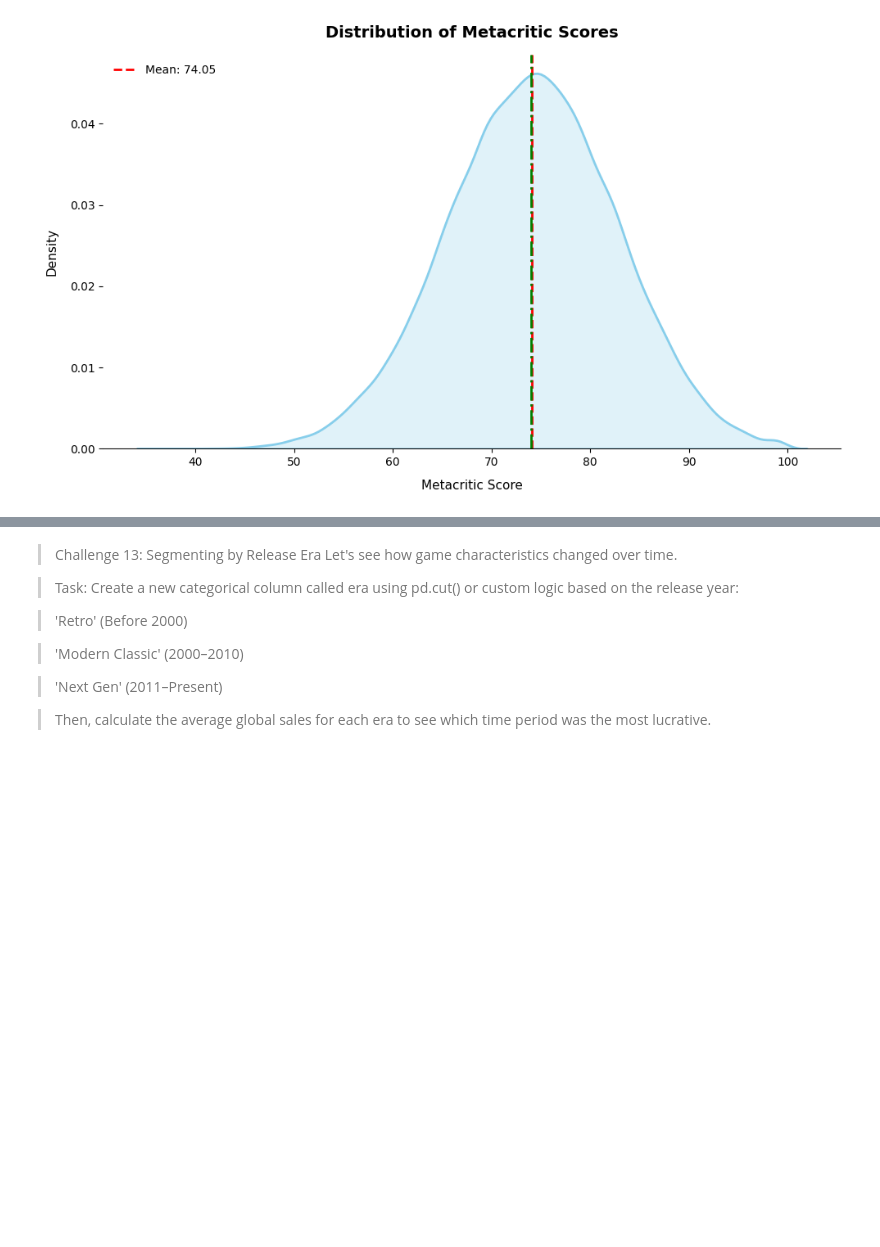
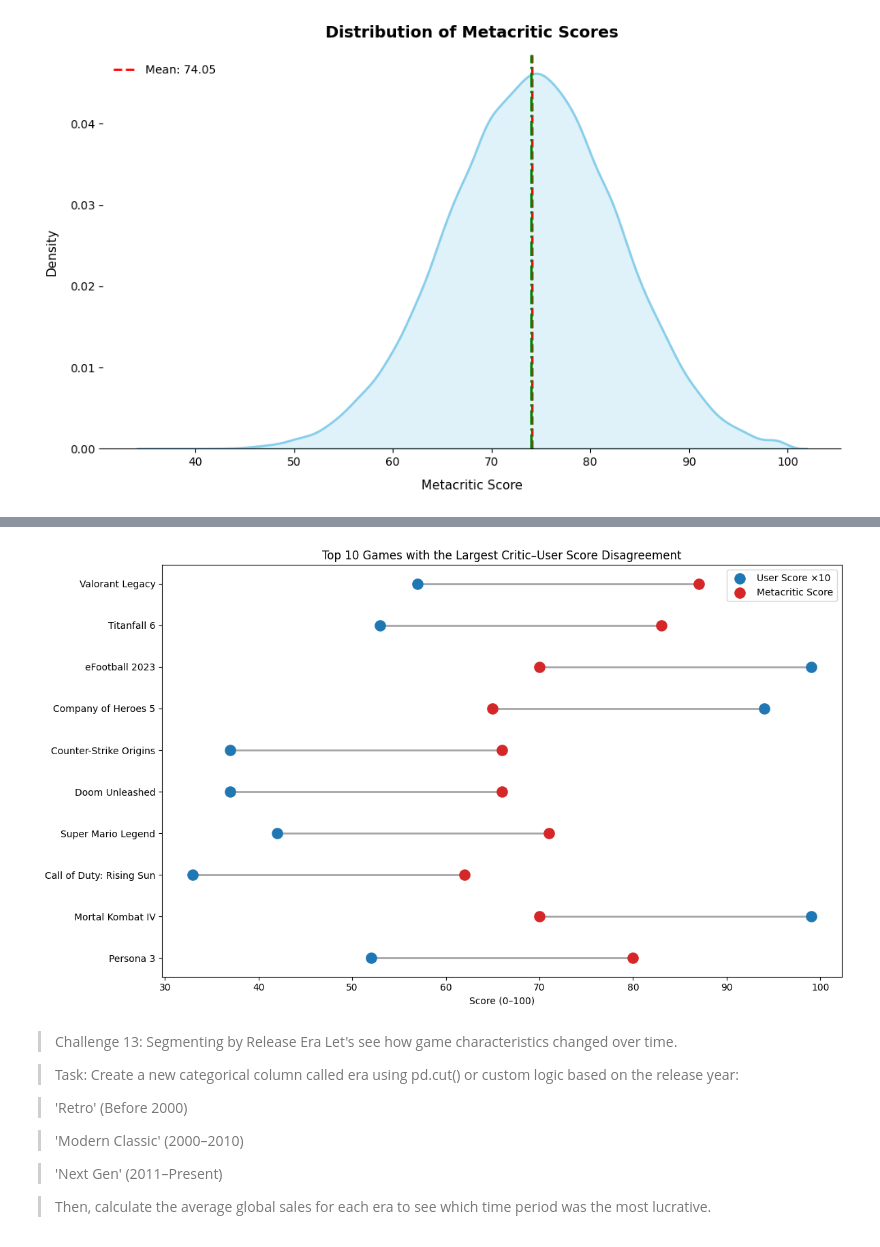
Before and after one commit to SalmaAllam8/Videogames-data-analysis-using-mysql-findings-and-insights-, a Jupyter notebook: notebook_analysis.ipynb, the cells around one changed output, grey strips where cells are left out. Drawn from its saved outputs; the diff is of its cells as text; code cells hidden in the pictures; blank space fills up the shorter version.

```diff
--- a/notebook_analysis.ipynb
+++ b/notebook_analysis.ipynb
@@ -562,3 +558,56 @@ print(biggest3differences[["title", "metacritic_score", "user_score", "score_dif
+# %%
+
+top10 = (
+    df.sort_values("score_diff", ascending=False)
+      .head(10)
+      .sort_values("score_diff")
+)
+
+fig, ax = plt.subplots(figsize=(12, 7))
+
+# Connecting lines
+for i in range(len(top10)):
+    ax.plot(
+        [top10["user_score"].iloc[i] * 10,
+         top10["metacritic_score"].iloc[i]],
+        [i, i],
+        color="gray",
+        linewidth=2,
+        alpha=0.7
+    )
+
+# User scores
+ax.scatter(
+    top10["user_score"] * 10,
+    range(len(top10)),
+    s=120,
+    color="#1f77b4",
+    label="User Score ×10",
+    zorder=3
+)
+
+# Critic scores
+ax.scatter(
+    top10["metacritic_score"],
+    range(len(top10)),
+    s=120,
+    color="#d62728",
+    label="Metacritic Score",
+    zorder=3
+)
+
+ax.set_yticks(range(len(top10)))
+ax.set_yticklabels(top10["title"])
+
+ax.set_xlabel("Score (0–100)")
+ax.set_title("Top 10 Games with the Largest Critic–User Score Disagreement")
+
+ax.legend()
+
+plt.tight_layout()
+plt.show()
+# %% [output]
+[figure, added]
 # %% [markdown]
 > Challenge 13: Segmenting by Release Era
 Let's see how game characteristics changed over time.
```
Also changed, not shown: parts of 14 cells of this notebook.
